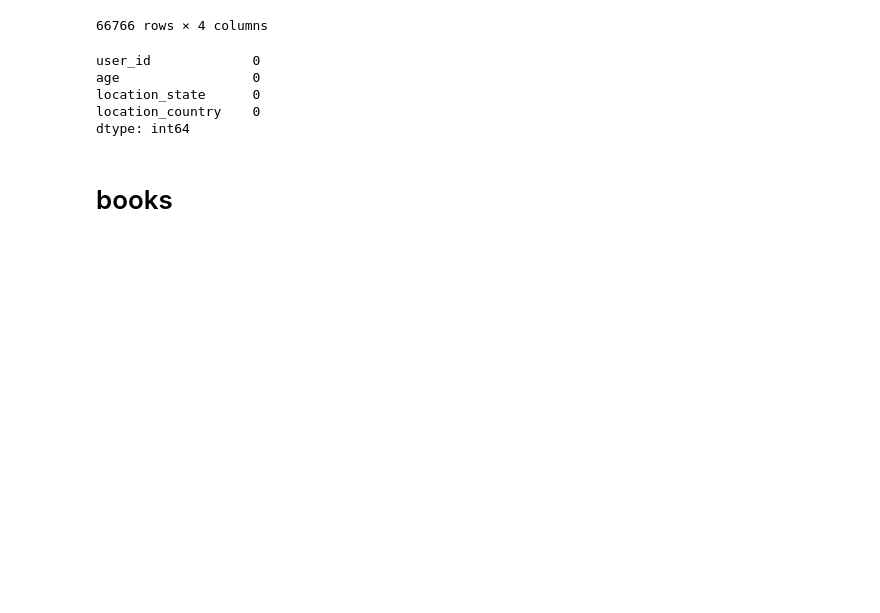
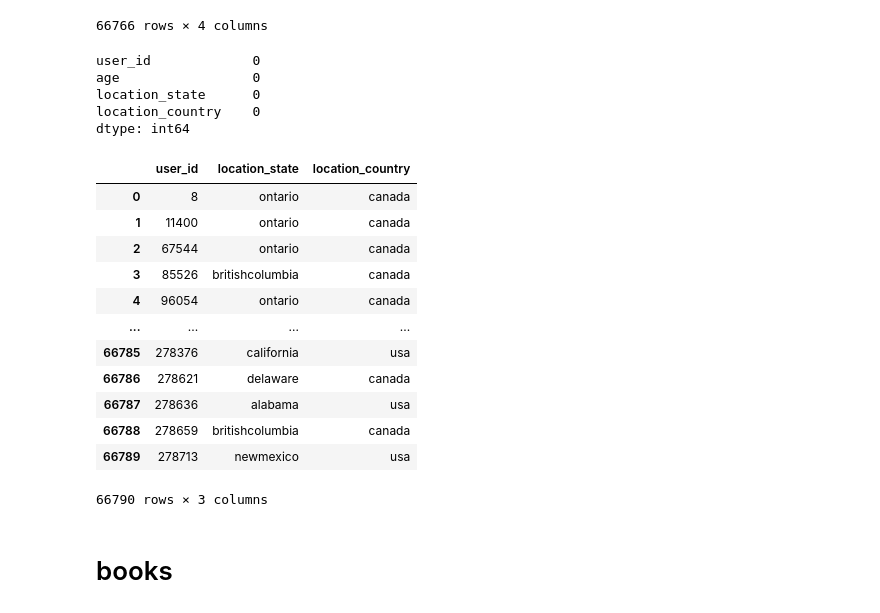
Before and after one commit to boostcampaitech4recsys1/level1_bookratingprediction_recsys-level1-recsys-02, a Jupyter notebook: wonjun/pre_newcsv.ipynb, the cells around one changed output. Drawn from its saved outputs; the diff is of its cells as text; code cells hidden in the pictures; blank space fills up the shorter version.

```diff
--- a/wonjun/pre_newcsv.ipynb
+++ b/wonjun/pre_newcsv.ipynb
@@ -473,6 +473,22 @@ dtype: int64
 users.to_csv('./data/users_pppp.csv', index=False) # 가공된 users 내보내기 # 가장 최신 ppp2 은 id age state country 존재(any 안쓰고, 나이만 채움)
 # %%
 userspp = pd.read_csv('./data/users_pp.csv')
+# %%
+userspp
+# %% [output]
+|  | user_id | location_state | location_country |
+| 0 | 8 | ontario | canada |
+| 1 | 11400 | ontario | canada |
+| 2 | 67544 | ontario | canada |
+| 3 | 85526 | britishcolumbia | canada |
+| 4 | 96054 | ontario | canada |
+| ... | ... | ... | ... |
+| 66785 | 278376 | california | usa |
+| 66786 | 278621 | delaware | canada |
+| 66787 | 278636 | alabama | usa |
+| 66788 | 278659 | britishcolumbia | canada |
+| 66789 | 278713 | newmexico | usa |
+66790 rows × 3 columns
 # %%
 userspp = userspp.drop('location_state', axis = 1)
 # %%
```
Also changed, not shown: parts of 11 cells of this notebook, 3 other files.
